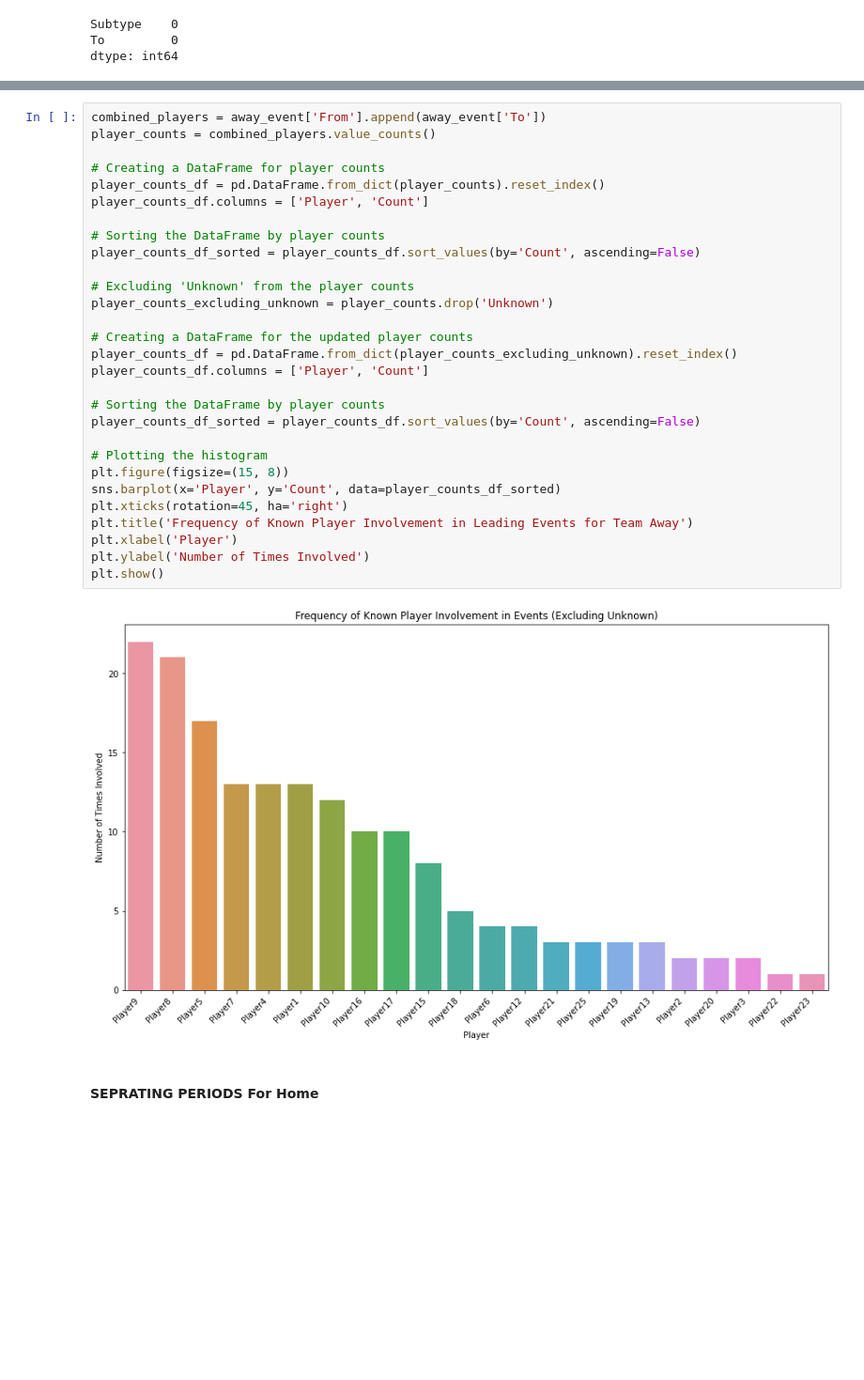
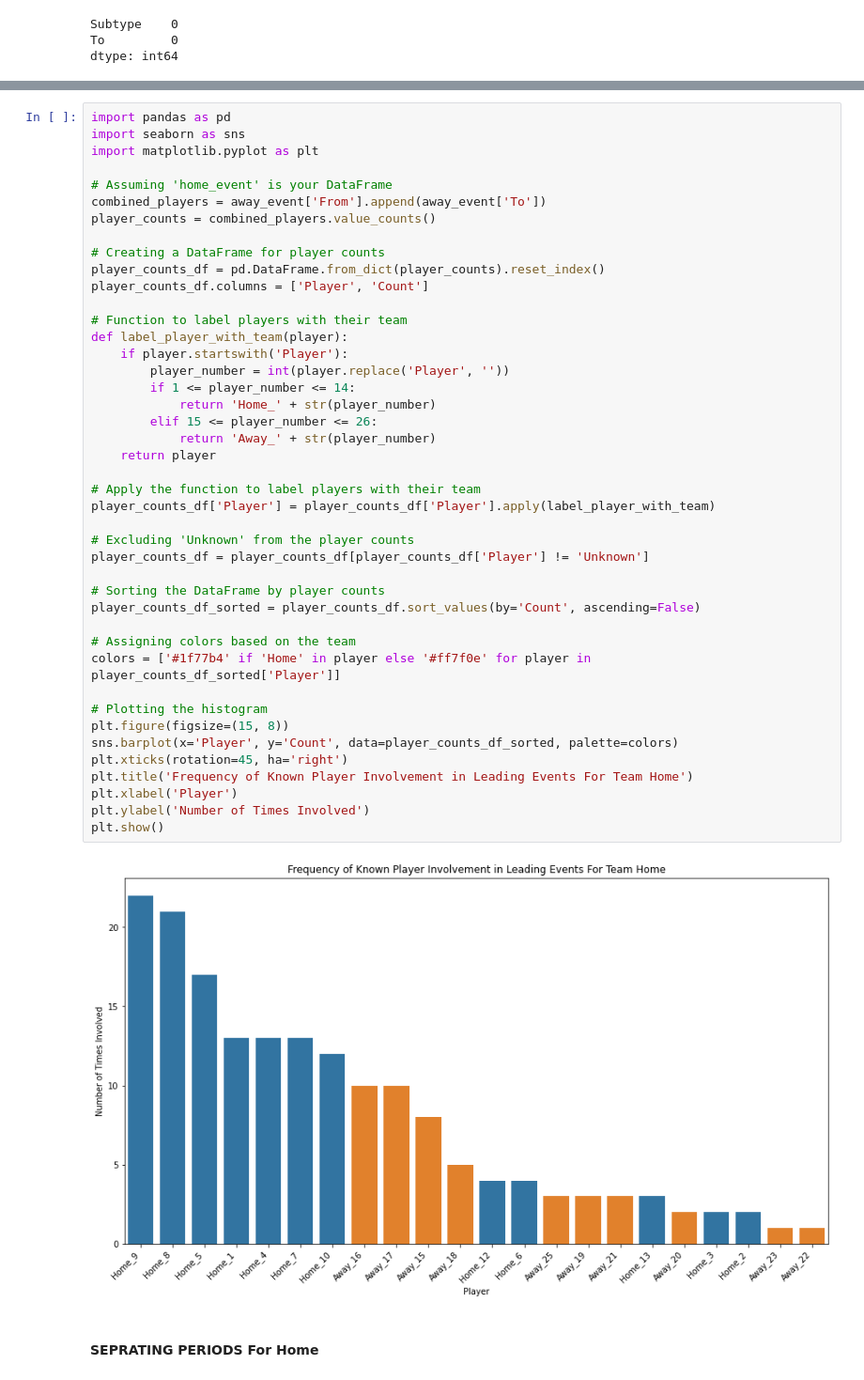
Before and after one commit to nahiid/Soccer-High-Pressure-Moments, a Jupyter notebook: src/high_pre_soccer.ipynb, the cells around one changed output, grey strips where cells are left out. Shown: that part at 94% size. Cells and saved outputs as stored; diff of their text form; blank space fills up the shorter version.

Commit message:
Fix plots

```diff
--- a/src/high_pre_soccer.ipynb
+++ b/src/high_pre_soccer.ipynb
@@ -404,34 +454,48 @@ dtype: int64
 # %%
+import pandas as pd
+import seaborn as sns
+import matplotlib.pyplot as plt
+
+# Assuming 'home_event' is your DataFrame
 combined_players = away_event['From'].append(away_event['To'])
 player_counts = combined_players.value_counts()
 
 # Creating a DataFrame for player counts
 player_counts_df = pd.DataFrame.from_dict(player_counts).reset_index()
 player_counts_df.columns = ['Player', 'Count']
 
-# Sorting the DataFrame by player counts
-player_counts_df_sorted = player_counts_df.sort_values(by='Count', ascending=False)
+# Function to label players with their team
+def label_player_with_team(player):
+    if player.startswith('Player'):
+        player_number = int(player.replace('Player', ''))
+        if 1 <= player_number <= 14:
+            return 'Home_' + str(player_number)
+        elif 15 <= player_number <= 26:
+            return 'Away_' + str(player_number)
+    return player
+
+# Apply the function to label players with their team
+player_counts_df['Player'] = player_counts_df['Player'].apply(label_player_with_team)
 
 # Excluding 'Unknown' from the player counts
-player_counts_excluding_unknown = player_counts.drop('Unknown')
-
-# Creating a DataFrame for the updated player counts
-player_counts_df = pd.DataFrame.from_dict(player_counts_excluding_unknown).reset_index()
-player_counts_df.columns = ['Player', 'Count']
+player_counts_df = player_counts_df[player_counts_df['Player'] != 'Unknown']
 
 # Sorting the DataFrame by player counts
 player_counts_df_sorted = player_counts_df.sort_values(by='Count', ascending=False)
 
+# Assigning colors based on the team
+colors = ['#1f77b4' if 'Home' in player else '#ff7f0e' for player in player_counts_df_sorted['Player']]
+
 # Plotting the histogram
 plt.figure(figsize=(15, 8))
-sns.barplot(x='Player', y='Count', data=player_counts_df_sorted)
+sns.barplot(x='Player', y='Count', data=player_counts_df_sorted, palette=colors)
 plt.xticks(rotation=45, ha='right')
-plt.title('Frequency of Known Player Involvement in Leading Events for Team Away')
+plt.title('Frequency of Known Player Involvement in Leading Events For Team Home')
 plt.xlabel('Player')
 plt.ylabel('Number of Times Involved')
 plt.show()
 # %% [output]
-[figure, old version]
+[figure, new version]
 # %% [markdown]
 #### SEPRATING PERIODS For Home
 # %%
```
Also changed, not shown: parts of 16 cells of this notebook.
